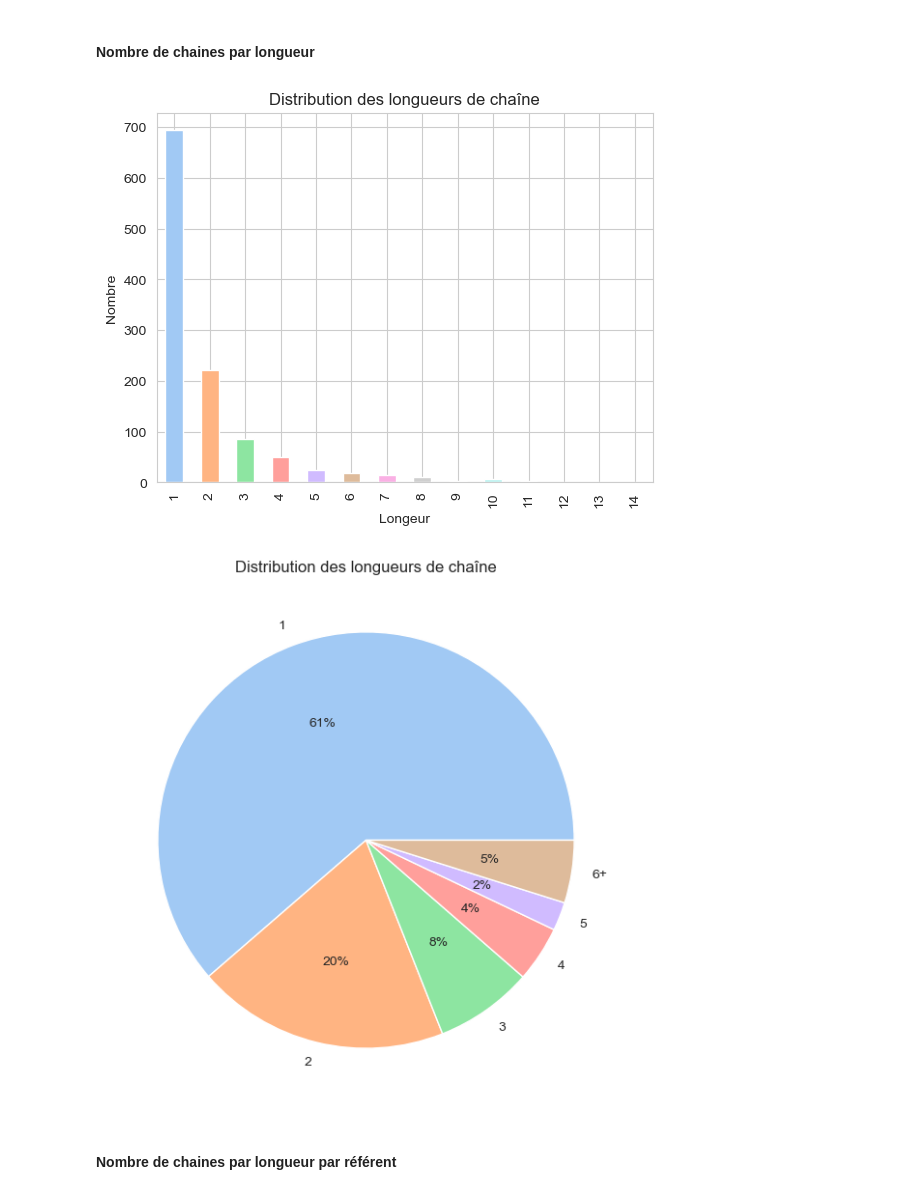
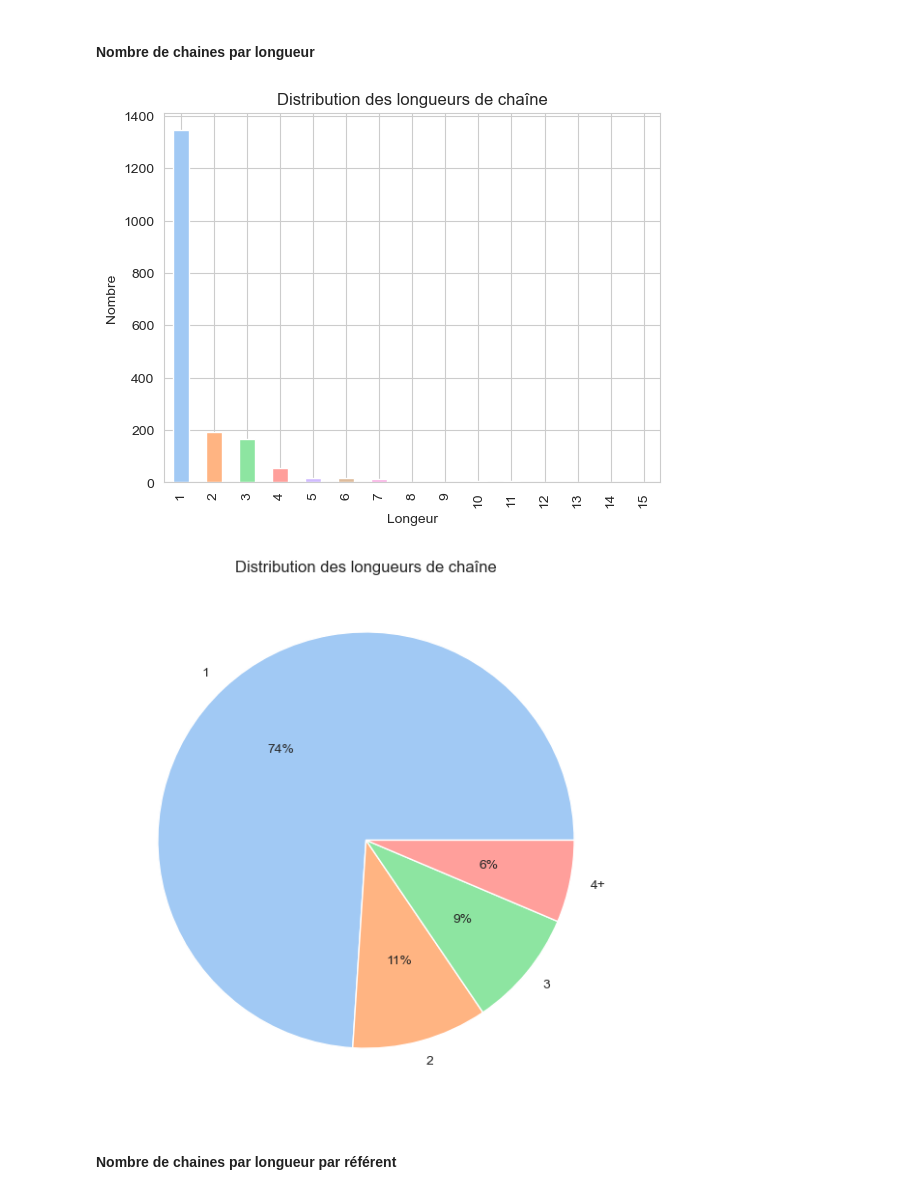
Before and after one commit to gboye/AMBK-SportsCom, a Jupyter notebook: Chaines/Chaines-Tables.ipynb, the cells around one changed output. Cells and saved outputs as stored; diff of their text form; code cells hidden in the pictures.

Commit message:
Chaines 2026

```diff
--- a/Chaines/Chaines-Tables.ipynb
+++ b/Chaines/Chaines-Tables.ipynb
@@ -17,6 +18,8 @@ match="FR-NZ"
 nFile="%s-fr-GB.xlsx"%match
 # %%
-dfBrut=pd.read_excel(rep+nFile,index_col=0)
+dfBrut=pd.read_excel(rep+nFile,index_col=None)
+dfBrut.columns="modif referent numChaine chaineIndex chaineDep transcription cat lemme".split(" ")
 # %%
-df=dfBrut["Transcription Cat Lemme Referent numChaine chaineIndex chaineDep chaineApp".split(" ")].copy()
+df=dfBrut["transcription cat lemme referent numChaine chaineIndex chaineDep".split(" ")].copy()
+df.referent=df.referent.str.strip()
 # %%
@@ -34,21 +34,0 @@ maxNumChaine
-# %%
-chaines={}
-lChaines={}
-for num in range(maxNumChaine):
-    n=num+1
-    dfChaine=df.loc[df.numChaine==n]
-    try:
-        chaines[n]={"ref":dfChaine.Referent.values[0],"chaine":{}}
-        indexMax=int(dfChaine.chaineIndex.max())
-        if indexMax not in lChaines:
-            lChaines[indexMax]=0
-        lChaines[indexMax]+=1
-        for ind in range(indexMax):
-            i=ind+1
-            dfIndex=dfChaine.loc[dfChaine.chaineIndex==i]
-            chaines[n]["chaine"][i]=dfIndex[["Cat","Transcription"]].to_dict()
-    except:
-        print("pb",n,end=", ")
-        # display(dfChaine)
-print()
-print(lChaines)
@@ -57,0 +35,12 @@ pb 40, pb 104, pb 106, pb 142, pb 167, pb 179, pb 210, pb 226, pb 231, pb 247, p
+# %%
+lMax=int(df.chaineIndex.max())
+nChaines={}
+for l in range(1,lMax+1):
+    nbChaines=len(df.loc[df.chaineIndex==l])
+    nChaines[l]=nbChaines
+print(nChaines)
+lChaines={}
+lChaines[lMax]=nChaines[lMax]
+for i in range(lMax-1):
+    lChaines[lMax-i-1]=nChaines[lMax-i-1]-nChaines[lMax-i]
+lChaines
@@ -66,22 +197,22 @@ colors = sns.color_palette('pastel',n_colors=maxLChaines)
 # %% [markdown]
 #### Nombre de chaines par longueur
 # %%
-pieCut=5
+pieCut=3
 dfDistLong=pd.DataFrame.from_dict(lChaines,orient="index").sort_index()
 dfDistLong.name="Longueur de chaine"
 dfDistLong.plot.bar(y=0,color=colors,ylabel="Nombre",xlabel="Longeur",title="Distribution des longueurs de chaîne",legend=False)
 plt.savefig("JE-BP-LongChaines-%s.pdf"%match)
 dfTemp=dfDistLong[:pieCut].copy()
 autres=dfDistLong[pieCut:].sum()
 autres.index=["%d+"%(pieCut+1)]
 dfTemp=pd.concat([dfTemp,autres])
 ax=dfTemp.plot.pie(y=0,colors=colors, autopct='%.0f%%',title="Distribution des longueurs de chaîne",figsize=(7,7),legend=False)
 ax.set_ylabel(None)
 dfTemp.to_excel("DistLongChaine-%s.xlsx"%match)
 plt.savefig("JE-PC-LongChaines-%s.pdf"%match)
 # %% [output]
-[figure, old version]
+[figure, new version]
-[figure, old version]
+[figure, new version]
 # %% [markdown]
 #### Nombre de chaines par longueur par référent
 # %%
```
Also changed, not shown: parts of 12 cells of this notebook, 1 other file.
